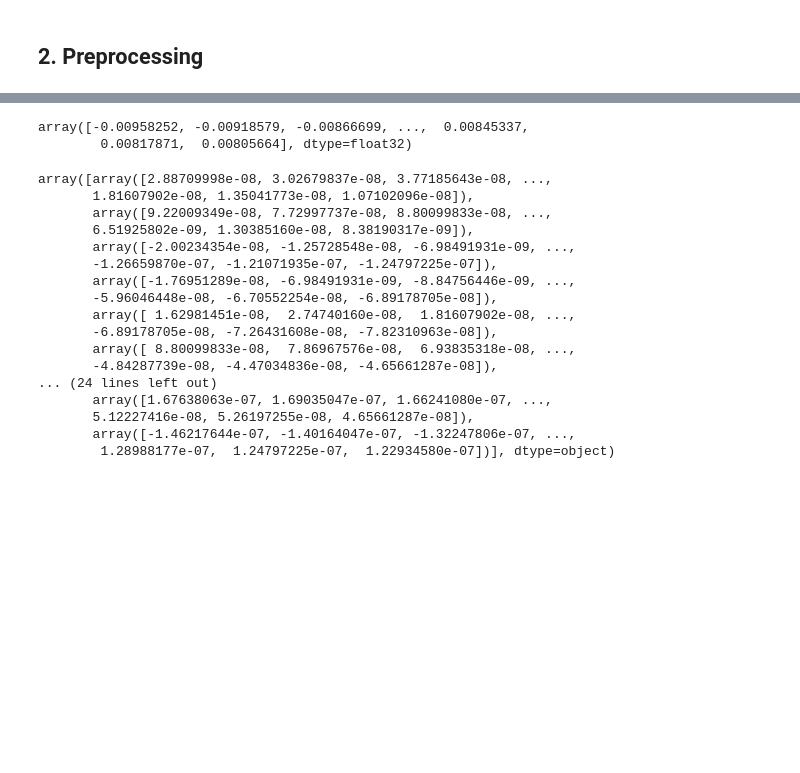
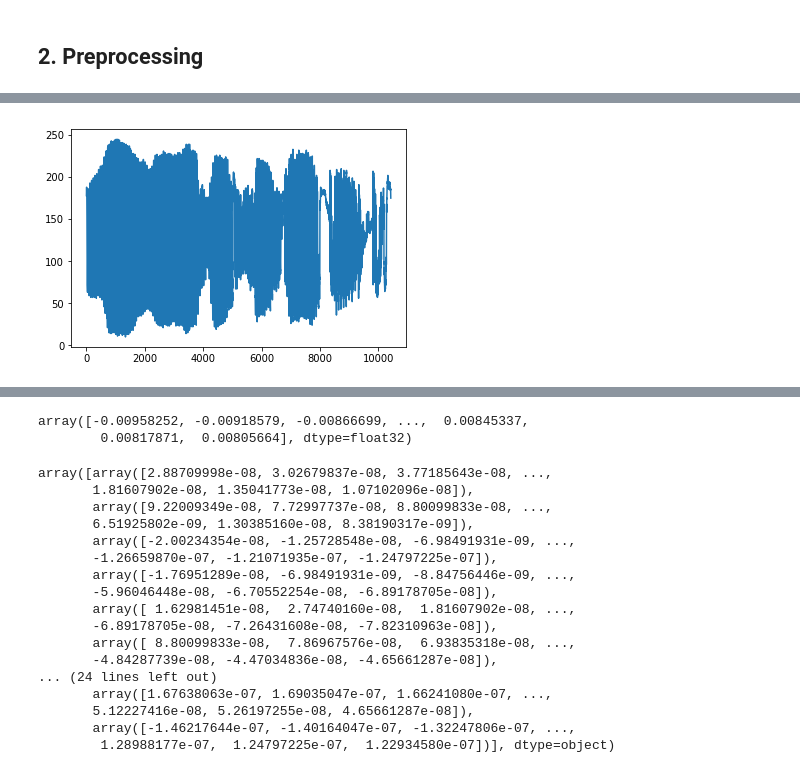
Before and after one commit to thanatlap/WaveNet, a Jupyter notebook: experiment1.ipynb, the cells around one changed output, grey strips where cells are left out. Drawn from its saved outputs; the diff is of its cells as text; code cells hidden in the pictures; blank space fills up the shorter version.

```diff
--- a/experiment1.ipynb
+++ b/experiment1.ipynb
@@ -64,3 +65,12 @@ def mu_law(audio, mu):
 
 def quantize(audio, mu):
     return (np.clip(audio* 0.5 + 0.5,0,1)*(mu+1)).astype(np.int32)
+
+def trim_silient(audio, threshold):
+    for start in range(audio.size):
+        if audio[start] > threshold:
+            break
+    for end in range(1,audio.size):
+        if audio[-end] > threshold:
+            break
+    return audio[start:-end]
@@ -72,0 +77,10 @@ audio_list = np.array(audio_list)
+# %%
+def read_audio(filename, sampling_bit, mu, threshold=175):
+    # discard R channel to convert to mono if necessary
+    audio, sr = librosa.core.load(filename, sr=8000)
+    if len(audio.shape) > 1:
+        audio = audio[:, 0].astype(float)
+    norm_audio = normalize_audio(audio,sampling_bit)
+    quantized_audio = quantize(mu_law(audio, mu), mu)
+    trim_audio = trim_silient(quantized_audio, threshold)
+    return trim_audio
@@ -72,0 +104,5 @@ audio_list = np.array(audio_list)
+# %%
+plt.plot(q_audio)
+plt.show()
+# %% [output]
+[figure, added]
```
Also changed, not shown: parts of 9 cells of this notebook.
